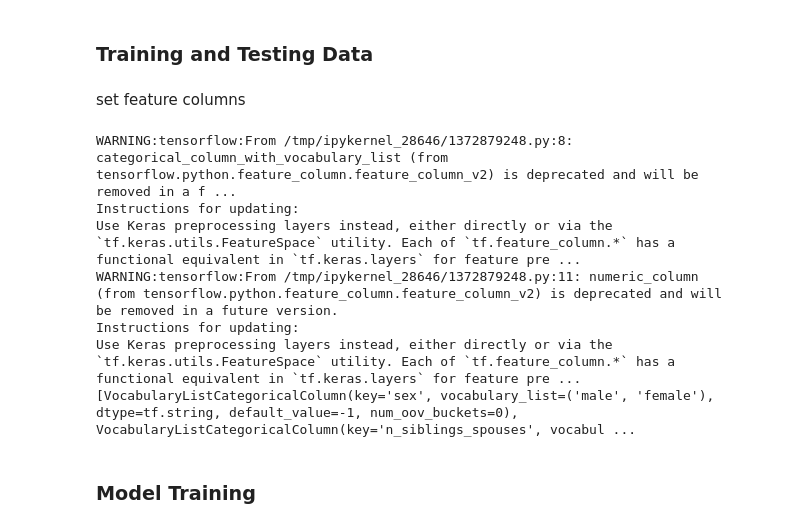
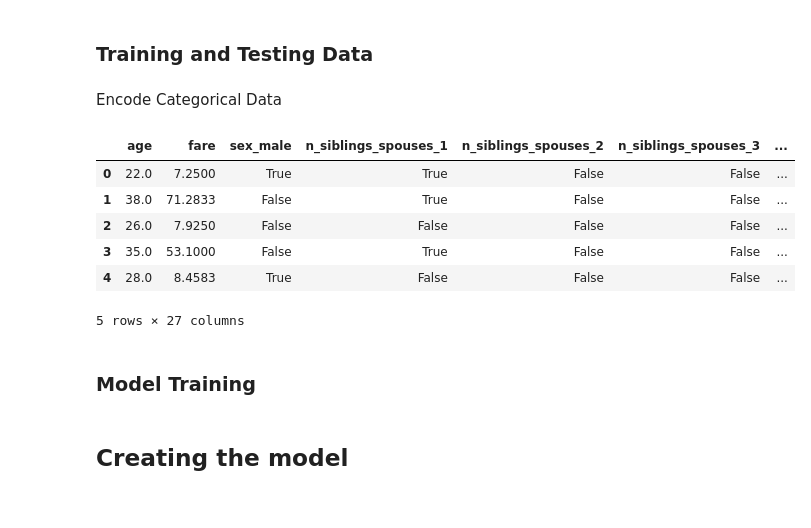
Before and after one commit to AAP9002/FCC-TensorFlow-Training, a Jupyter notebook: core/linear-regression.ipynb, the cells around one changed output. Drawn from its saved outputs; the diff is of its cells as text; code cells hidden in the pictures.

```diff
--- a/core/linear-regression.ipynb
+++ b/core/linear-regression.ipynb
@@ -99,29 +99,23 @@ Text(0.5, 0, '% survive')
 [figure]
 # %% [markdown]
 ### Training and Testing Data
-# %% [markdown]
-set feature columns
-# %%
-CATEGORICAL_COLUMNS = ['sex', 'n_siblings_spouses', 'parch', 'class', 'deck',
-                       'embark_town', 'alone']
-NUMERIC_COLUMNS = ['age', 'fare']
-
-feature_columns = []
-for feature_name in CATEGORICAL_COLUMNS:
-  vocabulary = df_train[feature_name].unique()  # gets a list of all unique values from given feature column
-  feature_columns.append(tf.feature_column.categorical_column_with_vocabulary_list(feature_name, vocabulary))
-
-for feature_name in NUMERIC_COLUMNS:
-  feature_columns.append(tf.feature_column.numeric_column(feature_name, dtype=tf.float32))
-
-print(feature_columns)
-# %% [output]
-WARNING:tensorflow:From /tmp/ipykernel_28646/1372879248.py:8: categorical_column_with_vocabulary_list (from tensorflow.python.feature_column.feature_column_v2) is deprecated and will be removed in a f ...
-Instructions for updating:
-Use Keras preprocessing layers instead, either directly or via the `tf.keras.utils.FeatureSpace` utility. Each of `tf.feature_column.*` has a functional equivalent in `tf.keras.layers` for feature pre ...
-WARNING:tensorflow:From /tmp/ipykernel_28646/1372879248.py:11: numeric_column (from tensorflow.python.feature_column.feature_column_v2) is deprecated and will be removed in a future version.
-Instructions for updating:
-Use Keras preprocessing layers instead, either directly or via the `tf.keras.utils.FeatureSpace` utility. Each of `tf.feature_column.*` has a functional equivalent in `tf.keras.layers` for feature pre ...
-[VocabularyListCategoricalColumn(key='sex', vocabulary_list=('male', 'female'), dtype=tf.string, default_value=-1, num_oov_buckets=0), VocabularyListCategoricalColumn(key='n_siblings_spouses', vocabul ...
+# %% [markdown]
+Encode Categorical Data
+# %%
+CATEGORICAL_COLUMNS = ['sex', 'n_siblings_spouses', 'parch', 'class', 'deck',
+                       'embark_town', 'alone']
+
+df_train = pd.get_dummies(df_train, columns=CATEGORICAL_COLUMNS, drop_first=True)
+df_eval = pd.get_dummies(df_eval, columns=CATEGORICAL_COLUMNS, drop_first=True)
+# %%
+df_train.head(5)
+# %% [output]
+|  | age | fare | sex_male | n_siblings_spouses_1 | n_siblings_spouses_2 | n_siblings_spouses_3 | ... |
+| 0 | 22.0 | 7.2500 | True | True | False | False | ... |
+| 1 | 38.0 | 71.2833 | False | True | False | False | ... |
+| 2 | 26.0 | 7.9250 | False | False | False | False | ... |
+| 3 | 35.0 | 53.1000 | False | True | False | False | ... |
+| 4 | 28.0 | 8.4583 | True | False | False | False | ... |
+5 rows × 27 columns
 # %% [markdown]
 ### Model Training
@@ -127,0 +135,2 @@ Use Keras preprocessing layers instead, either directly or via the `tf.keras.uti
+# %% [markdown]
+## Creating the model
```
Also changed, not shown: parts of 6 cells of this notebook.
